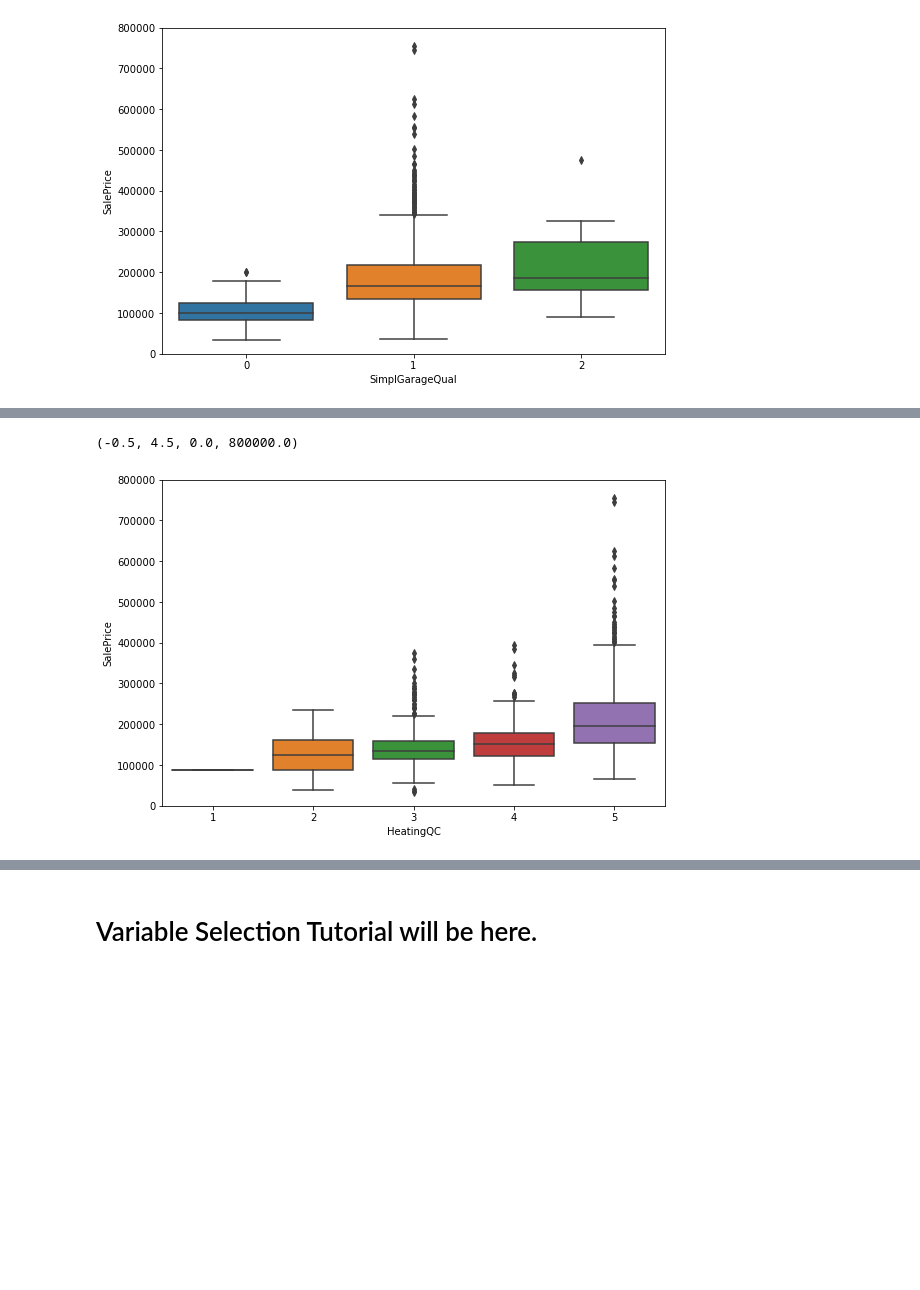
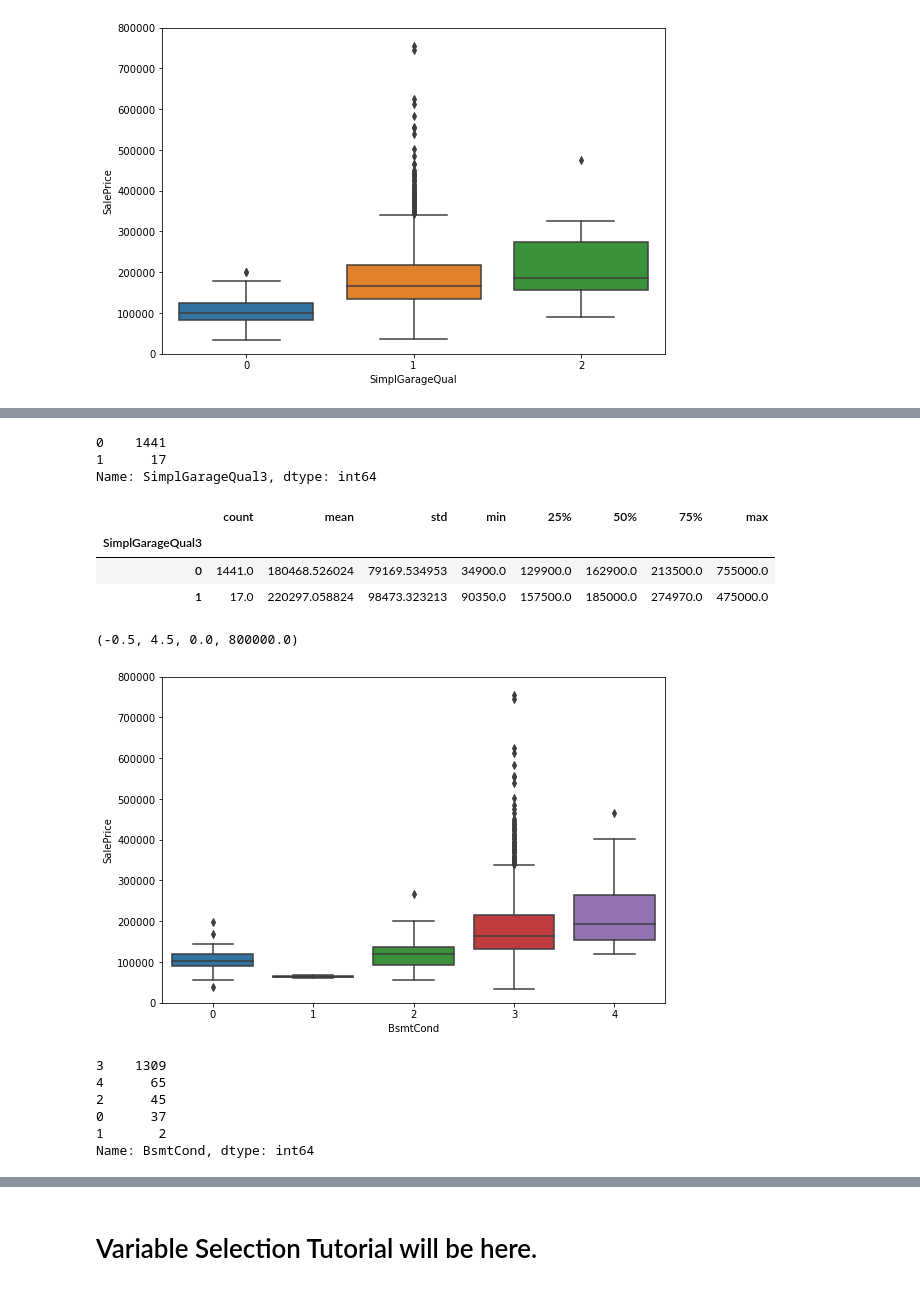
Before and after one commit to ryan-ferns/DS_auticon_week_3, a Jupyter notebook: data_exploration_tutorial.ipynb, the cells around one changed output, grey strips where cells are left out. Saved outputs shown, nothing was run; the diff lists cells and outputs as text; code cells hidden in the pictures; blank space fills up the shorter version.

```diff
--- a/data_exploration_tutorial.ipynb
+++ b/data_exploration_tutorial.ipynb
@@ -650,9 +750,31 @@ fig.axis(ymin=0, ymax=800000)
+# %%
+df_train0["SimplGarageQual3"].value_counts()
+# %% [output]
+0    1441
+1      17
+Name: SimplGarageQual3, dtype: int64
+# %%
+df_train0.groupby("SimplGarageQual3")["SalePrice"].describe()
+# %% [output]
+|  | count | mean | std | min | 25% | 50% | 75% | max |
+| SimplGarageQual3 |  |  |  |  |  |  |  |  |
+| 0 | 1441.0 | 180468.526024 | 79169.534953 | 34900.0 | 129900.0 | 162900.0 | 213500.0 | 755000.0 |
+| 1 | 17.0 | 220297.058824 | 98473.323213 | 90350.0 | 157500.0 | 185000.0 | 274970.0 | 475000.0 |
 # %%
-var =  "HeatingQC"
+var =  "BsmtCond"
 f, ax = plt.subplots(figsize=(9, 6))
 data = df_train[['SalePrice',var]]
 fig = sns.boxplot(x=var, y="SalePrice", data=data)
 fig.axis(ymin=0, ymax=800000)
 # %% [output]
 (-0.5, 4.5, 0.0, 800000.0)
-[figure, old version]
+[figure, new version]
+# %%
+df_train["BsmtCond"].value_counts()
+# %% [output]
+3    1309
+4      65
+2      45
+0      37
+1       2
+Name: BsmtCond, dtype: int64
```
Also changed, not shown: parts of 32 cells of this notebook.
